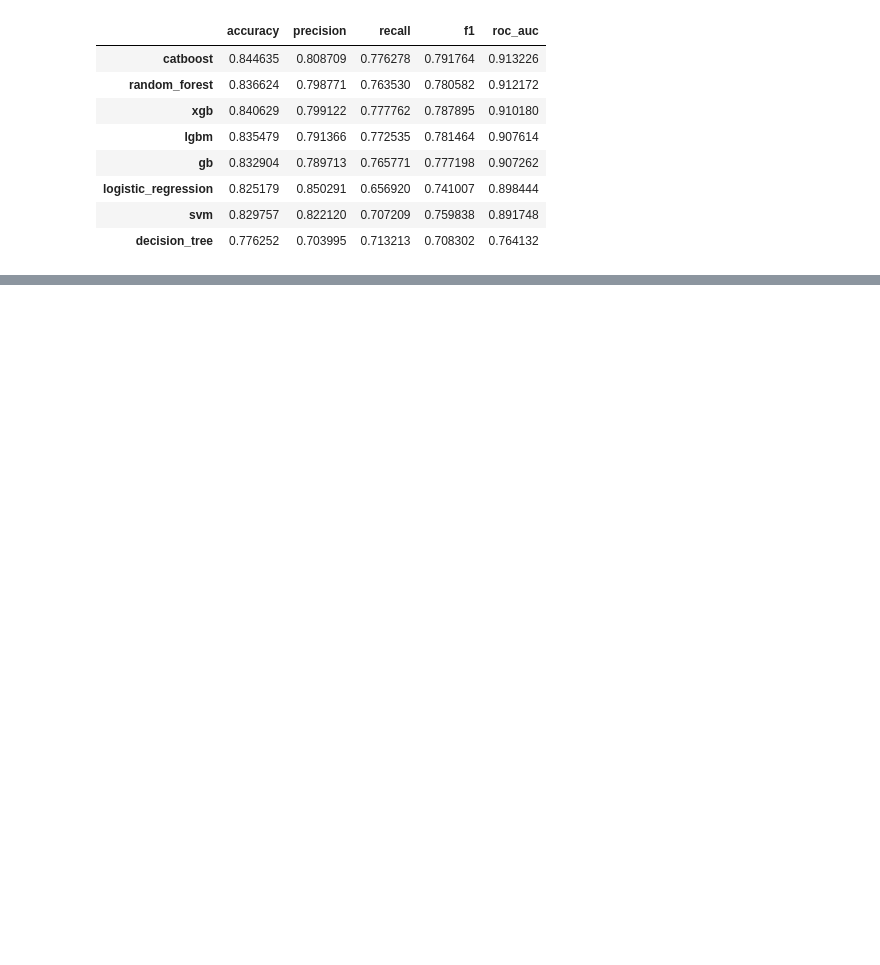
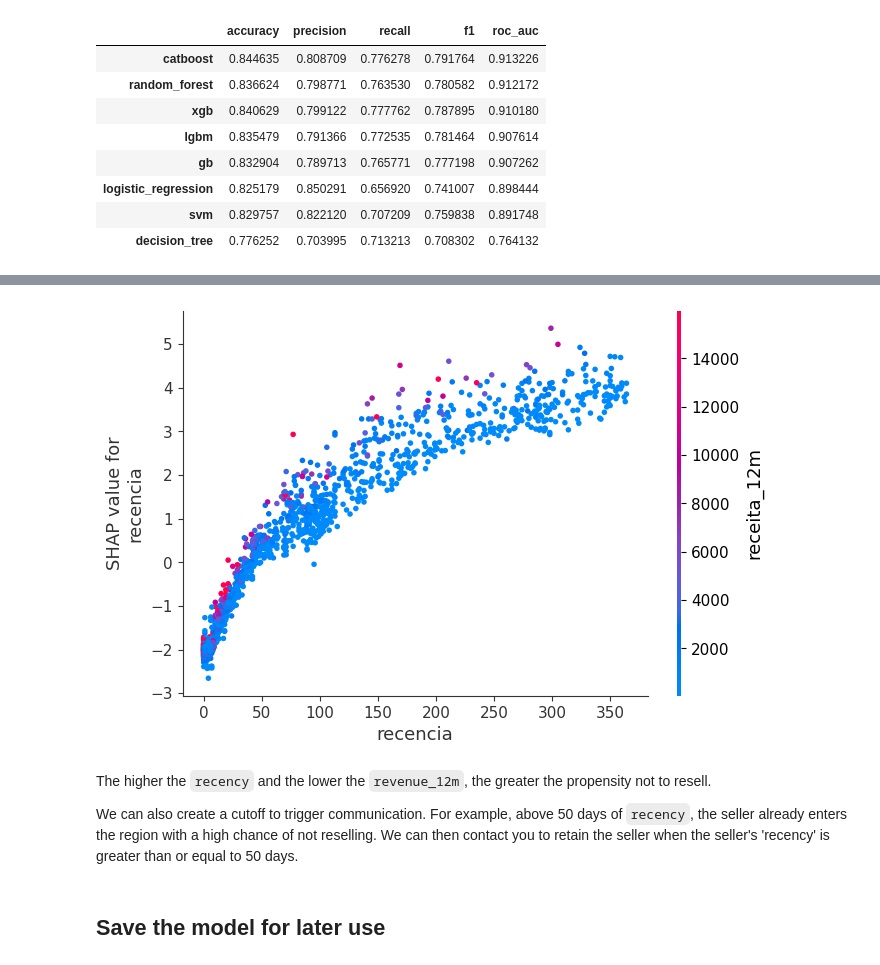
Before and after one commit to DellaCortef/supervised-learning-classification-pipeline, a Jupyter notebook: classification-III/comparing-the-algorithms.ipynb, the cells around one changed output, grey strips where cells are left out. Cells and saved outputs as stored; diff of their text form; code cells hidden in the pictures; blank space fills up the shorter version.

```diff
--- a/classification-III/comparing-the-algorithms.ipynb
+++ b/classification-III/comparing-the-algorithms.ipynb
@@ -227,0 +350,10 @@ df_results.sort_values(by='roc_auc', ascending=False)
+# %%
+shap.dependence_plot('recencia', shap_values, X_oot_transformed, interaction_index='receita_12m')
+# %% [output]
+[figure, added]
+# %% [markdown]
+The higher the `recency` and the lower the `revenue_12m`, the greater the propensity not to resell.
+
+We can also create a cutoff to trigger communication. For example, above 50 days of `recency`, the seller already enters the region with a high chance of not reselling. We can then contact you to retain the seller when the seller's 'recency' is greater than or equal to 50 days.
+# %% [markdown]
+## Save the model for later use
```
Also changed, not shown: parts of 20 cells of this notebook, 5 other files.
